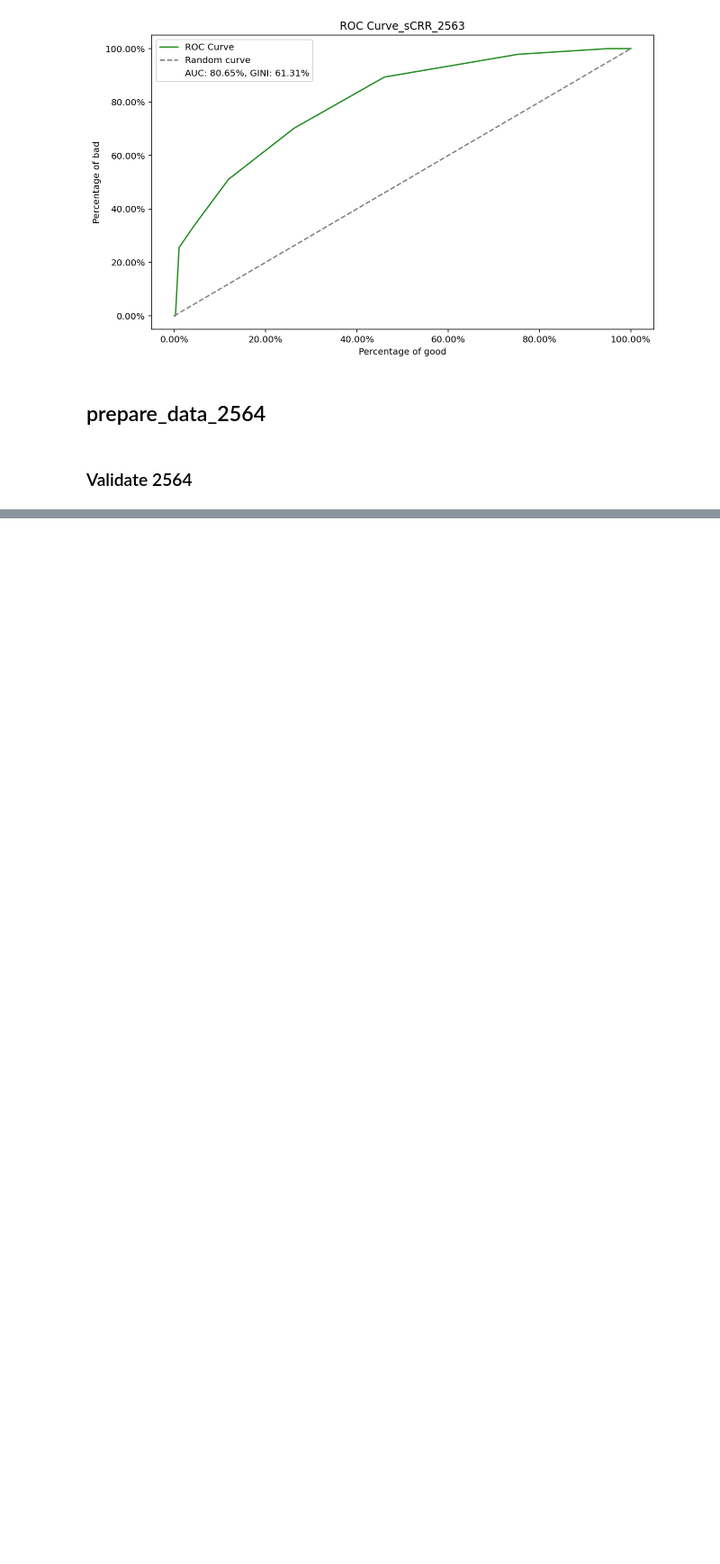
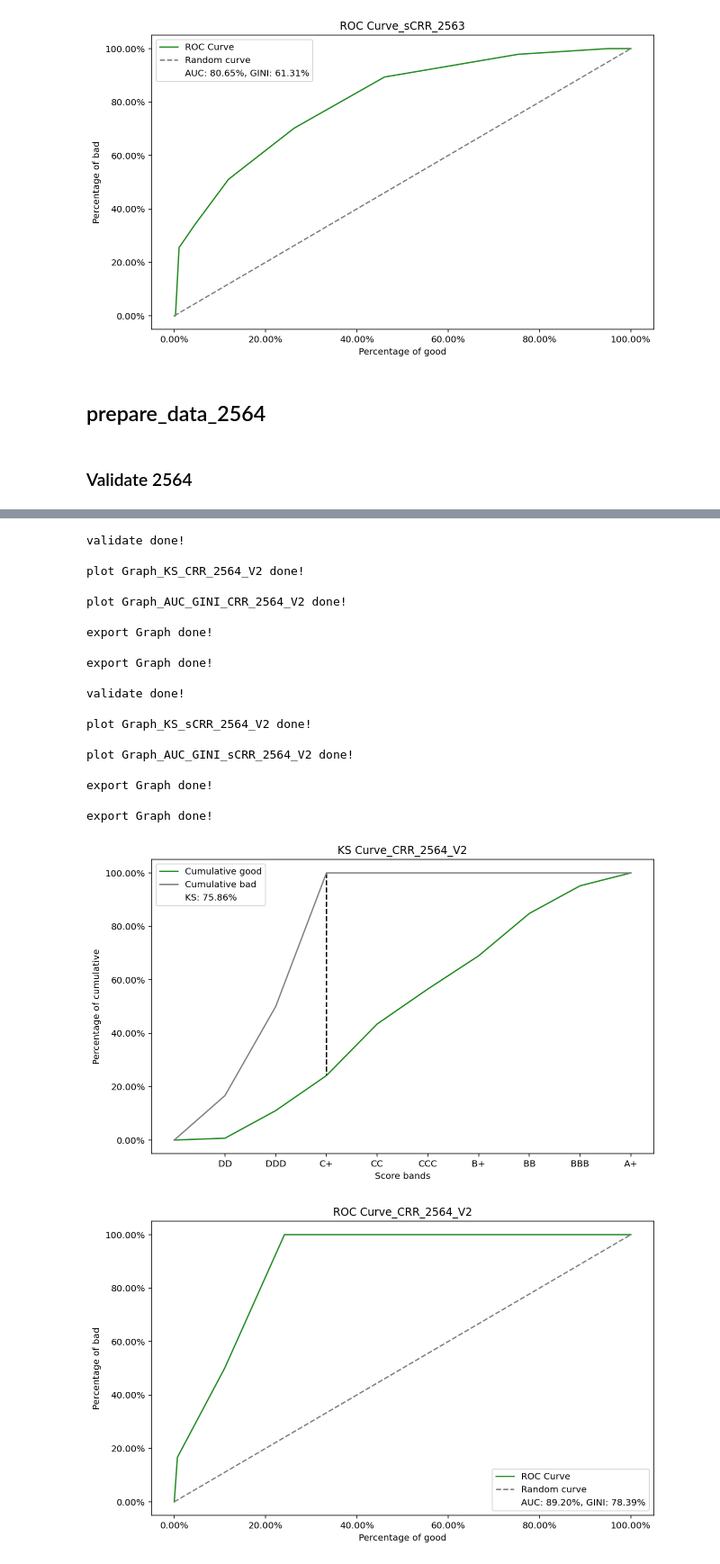
Before and after one commit to Taecpy/CRR-validate, a Jupyter notebook: CRR_validate.ipynb, the cells around one changed output, grey strips where cells are left out. Shown at 90% size. Saved outputs shown, nothing was run; the diff lists cells and outputs as text; code cells hidden in the pictures; blank space fills up the shorter version.

```diff
--- a/CRR_validate.ipynb
+++ b/CRR_validate.ipynb
@@ -388,0 +419,50 @@ sCRR_2564
+# %%
+### Medium && Large CRR
+df_CRR_2564_V2 = df_2564[~df_2564['Grade'].str.contains('[s,S]')]
+### Small CRR
+df_sCRR_2564_V2 = df_2564[df_2564['Grade'].str.contains('[s,S]')]
+### CRR
+CRR_2564_V2 = pd.pivot_table(df_CRR_2564_V2, values='CUST_ID', index=['Grade'],columns=['FlagGB'], aggfunc='count')
+CRR_2564_V2.reset_index(inplace=True)
+CRR_2564_V2.set_index([pd.Index([0,3,2,1,6,5,4,8,7])],inplace = True)
+CRR_2564_V2.fillna(0,inplace=True)
+CRR_2564_V2 =  validate(CRR_2564_V2)
+KS_CRR_2564_V2 = plot_KS(CRR_2564_V2)
+AUC_GINI_CRR_2564_V2 = plot_AUC_GINI(CRR_2564_V2)
+## For export Graph
+export_Graph(KS_CRR_2564_V2)
+export_Graph(AUC_GINI_CRR_2564_V2)
+'---------------------------------------------------------------------------------------------------------------------------'
+### Small CRR
+sCRR_2564_V2 = pd.pivot_table(df_sCRR_2564_V2, values='CUST_ID', index=['Grade'],columns=['FlagGB'], aggfunc='count')
+sCRR_2564_V2.reset_index(inplace=True)
+sCRR_2564_V2.set_index([pd.Index([1,0,4,3,2,7,6,5,9,8])],inplace = True)
+sCRR_2564_V2.fillna(0,inplace=True)
+sCRR_2564_V2 =  validate(sCRR_2564_V2)
+KS_sCRR_2564_V2 = plot_KS(sCRR_2564_V2)
+AUC_GINI_sCRR_2564_V2 = plot_AUC_GINI(sCRR_2564_V2)
+### For export Graph
+export_Graph(KS_sCRR_2564_V2)
+export_Graph(AUC_GINI_sCRR_2564_V2)
+# %% [output]
+validate done!
+
+plot Graph_KS_CRR_2564_V2 done!
+
+plot Graph_AUC_GINI_CRR_2564_V2 done!
+
+export Graph done!
+
+export Graph done!
+
+validate done!
+
+plot Graph_KS_sCRR_2564_V2 done!
+
+plot Graph_AUC_GINI_sCRR_2564_V2 done!
+
+export Graph done!
+
+export Graph done!
+[figure, added]
+[figure, added]
```
Also changed, not shown: parts of 5 cells of this notebook, 2 other files.
